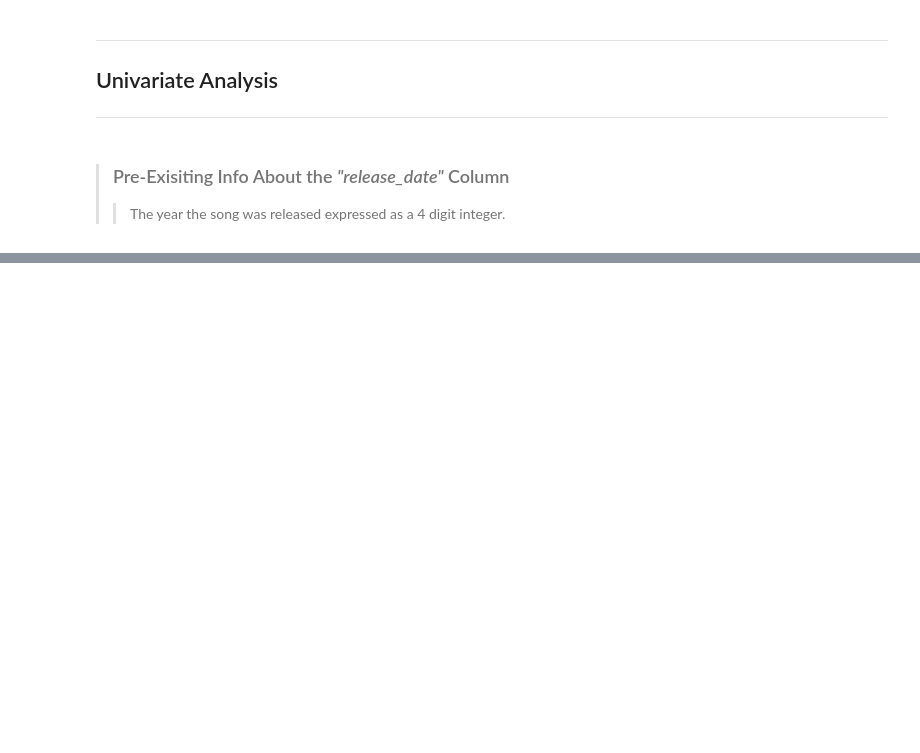
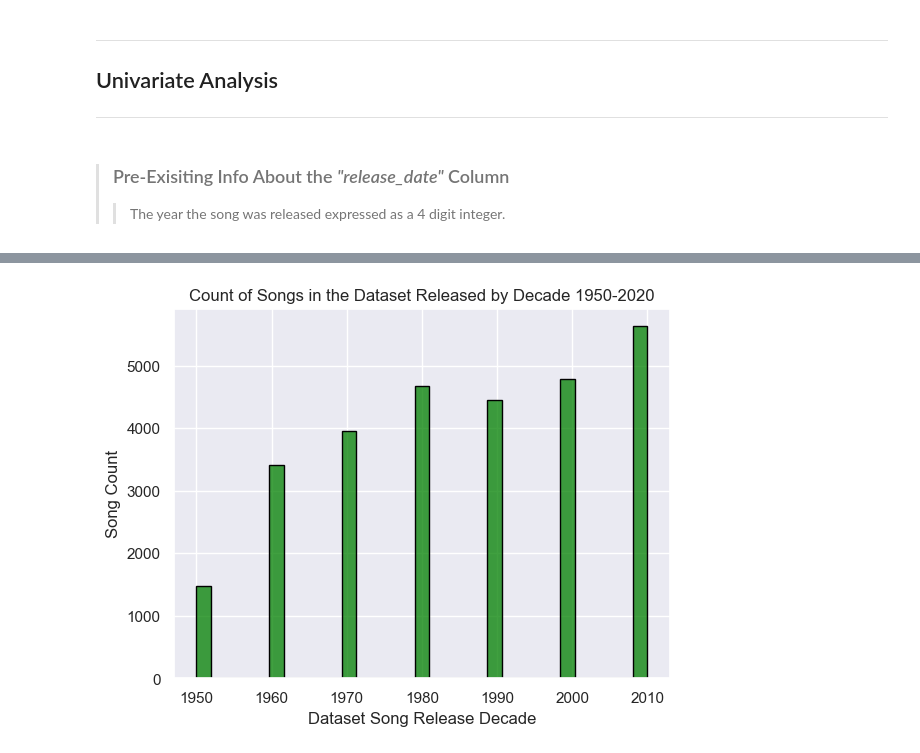
Before and after one commit to thetechleila/Music-Recommendation-Algorithm, a Jupyter notebook: EDA_music.ipynb, the cells around one changed output, grey strips where cells are left out. Drawn from its saved outputs; the diff is of its cells as text; code cells hidden in the pictures; blank space fills up the shorter version.

```diff
--- a/EDA_music.ipynb
+++ b/EDA_music.ipynb
@@ -136,0 +152,6 @@ release_count
+# %%
+#Group the release dates and song counts by decade using floor division for understandability
+release_count_dec = df["release_date"]//10*10
+
+#Get count of songs sorted by decade
+release_count_dec.value_counts()
@@ -153,0 +177,8 @@ NameError: name 'release_count' is not defined
+# %%
+sns.histplot(data = release_count_dec, color="green", edgecolor ='black', linewidth= 1)
+plt.title("Count of Songs in the Dataset Released by Decade 1950-2020")
+plt.xlabel("Dataset Song Release Decade")
+plt.ylabel("Song Count")
+plt.show()
+# %% [output]
+[figure, added]
```
Also changed, not shown: parts of 7 cells of this notebook, 1 other file.
